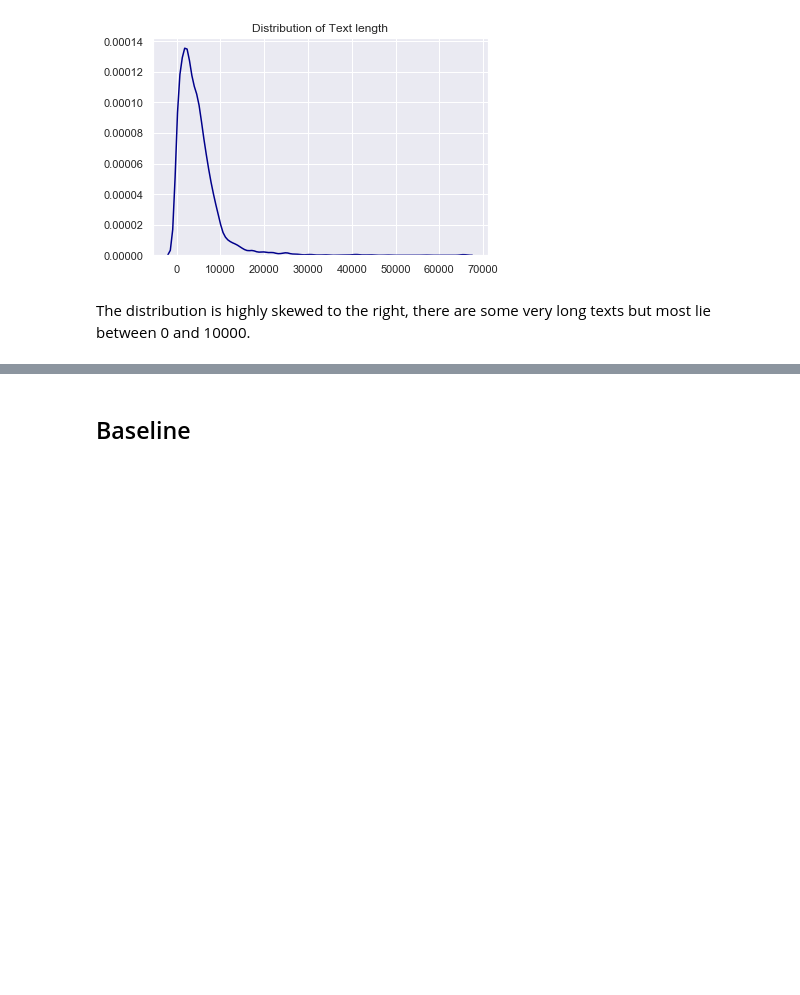
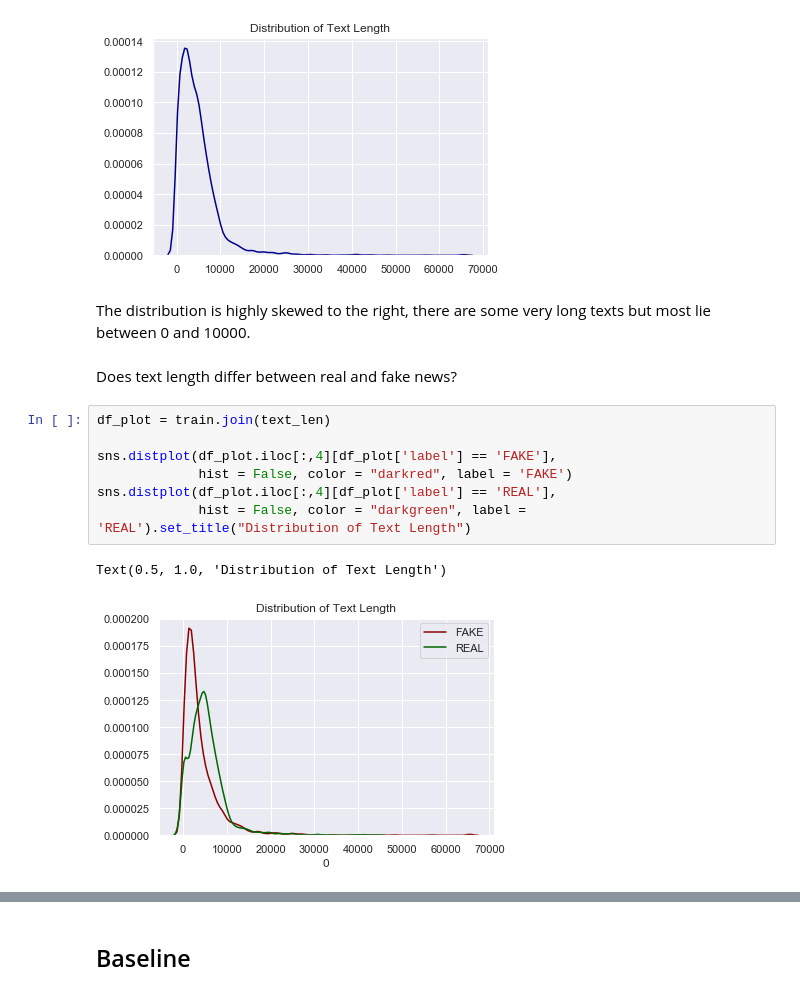
Before and after one commit to ScottPanIE/NLP_Assignment, a Jupyter notebook: script/Sirius.ipynb, the cells around one changed output, grey strips where cells are left out. Cells and saved outputs as stored; diff of their text form; blank space fills up the shorter version.

```diff
--- a/script/Sirius.ipynb
+++ b/script/Sirius.ipynb
@@ -89,3 +96,15 @@ Text(0.5, 1.0, 'Distribution of Text length')
 [figure]
 # %% [markdown]
 The distribution is highly skewed to the right, there are some very long texts but most lie between 0 and 10000.
+# %% [markdown]
+Does text length differ between real and fake news?
+# %%
+df_plot = train.join(text_len)
+
+sns.distplot(df_plot.iloc[:,4][df_plot['label'] == 'FAKE'],
+             hist = False, color = "darkred", label = 'FAKE')
+sns.distplot(df_plot.iloc[:,4][df_plot['label'] == 'REAL'],
+             hist = False, color = "darkgreen", label = 'REAL').set_title("Distribution of Text Length")
+# %% [output]
+Text(0.5, 1.0, 'Distribution of Text Length')
+[figure, added]
```
Also changed, not shown: parts of 20 cells of this notebook, 1 other file.
